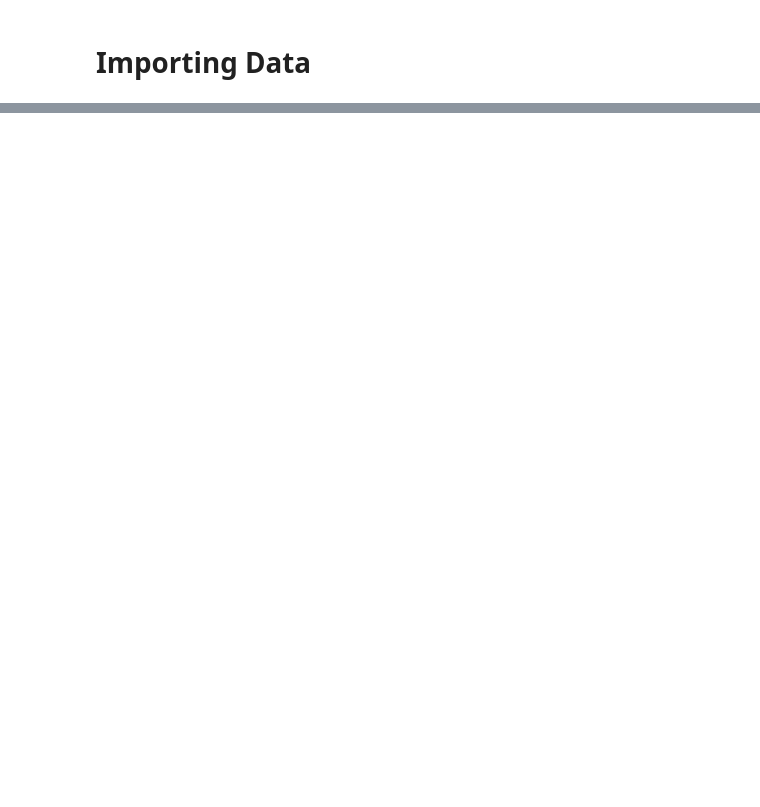
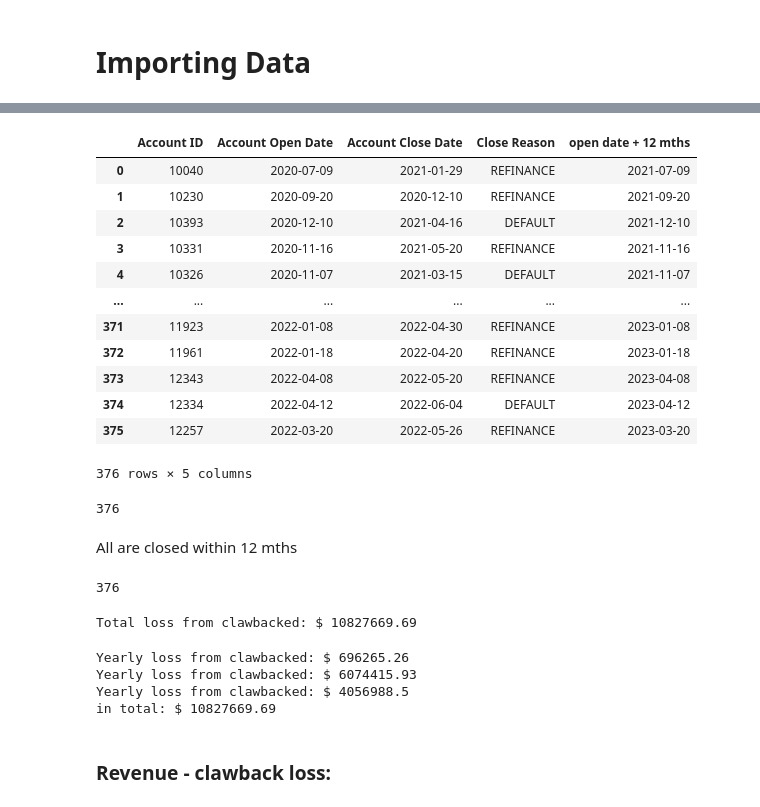
Before and after one commit to nineninesixteensixtn/QuantiumCaseComp2024, a Jupyter notebook: workingfile.ipynb, the cells around one changed output, grey strips where cells are left out. Drawn from its saved outputs; the diff is of its cells as text; code cells hidden in the pictures; blank space fills up the shorter version.

```diff
--- a/workingfile.ipynb
+++ b/workingfile.ipynb
@@ -28,0 +89,52 @@ customers.columns[0]
+# %%
+clawbacks['open date + 12 mths'] = clawbacks['Account Open Date']+ pd.DateOffset(months=12)
+clawbacks
+# %% [output]
+|  | Account ID | Account Open Date | Account Close Date | Close Reason | open date + 12 mths |
+| 0 | 10040 | 2020-07-09 | 2021-01-29 | REFINANCE | 2021-07-09 |
+| 1 | 10230 | 2020-09-20 | 2020-12-10 | REFINANCE | 2021-09-20 |
+| 2 | 10393 | 2020-12-10 | 2021-04-16 | DEFAULT | 2021-12-10 |
+| 3 | 10331 | 2020-11-16 | 2021-05-20 | REFINANCE | 2021-11-16 |
+| 4 | 10326 | 2020-11-07 | 2021-03-15 | DEFAULT | 2021-11-07 |
+| ... | ... | ... | ... | ... | ... |
+| 371 | 11923 | 2022-01-08 | 2022-04-30 | REFINANCE | 2023-01-08 |
+| 372 | 11961 | 2022-01-18 | 2022-04-20 | REFINANCE | 2023-01-18 |
+| 373 | 12343 | 2022-04-08 | 2022-05-20 | REFINANCE | 2023-04-08 |
+| 374 | 12334 | 2022-04-12 | 2022-06-04 | DEFAULT | 2023-04-12 |
+| 375 | 12257 | 2022-03-20 | 2022-05-26 | REFINANCE | 2023-03-20 |
+376 rows × 5 columns
+# %%
+sum(clawbacks['Account Close Date']<clawbacks['open date + 12 mths'])
+# %% [output]
+376
+# %% [markdown]
+All are closed within 12 mths
+# %%
+clawbacked_bool_array = applications["Account ID"].isin(clawbacks["Account ID"])
+clawbacked_applications = applications[clawbacked_bool_array]
+len(clawbacked_applications)
+# %% [output]
+376
+# %%
+total_loss_from_clawbacks = round(clawbacked_applications['Loan Amount'].apply(func= lambda x: x * 0.04).sum(),2)
+print('Total loss from clawbacked: $', total_loss_from_clawbacks)
+# %% [output]
+Total loss from clawbacked: $ 10827669.69
+# %%
+#finding yearly clawbacked loss
+yearly_clawbacked_losses = {}
+for year in [2020,2021,2022]:
+    yearly_clawbacks = clawbacks[(clawbacks['Account Close Date']<= pd.to_datetime(f'{year}/12/31'))*(clawbacks['Account Close Date']> pd.to_datetime(f'{year-1}/12/31'))]
+    yearly_clawbacked_bool_array= applications["Account ID"].isin(yearly_clawbacks["Account ID"])
+    yearly_clawbacked_applications = applications[yearly_clawbacked_bool_array]
+    yearly_loss_from_clawbacks = round(yearly_clawbacked_applications['Loan Amount'].apply(func= lambda x: x * 0.04).sum(),2)
+    yearly_clawbacked_losses[year] = yearly_loss_from_clawbacks
+    print('Yearly loss from clawbacked: $', yearly_loss_from_clawbacks)
+print('in total: $', sum(list(yearly_clawbacked_losses.values())))
+# %% [output]
+Yearly loss from clawbacked: $ 696265.26
+Yearly loss from clawbacked: $ 6074415.93
+Yearly loss from clawbacked: $ 4056988.5
+in total: $ 10827669.69
+# %% [markdown]
+### Revenue - clawback loss:
```
Also changed, not shown: parts of 16 cells of this notebook.
